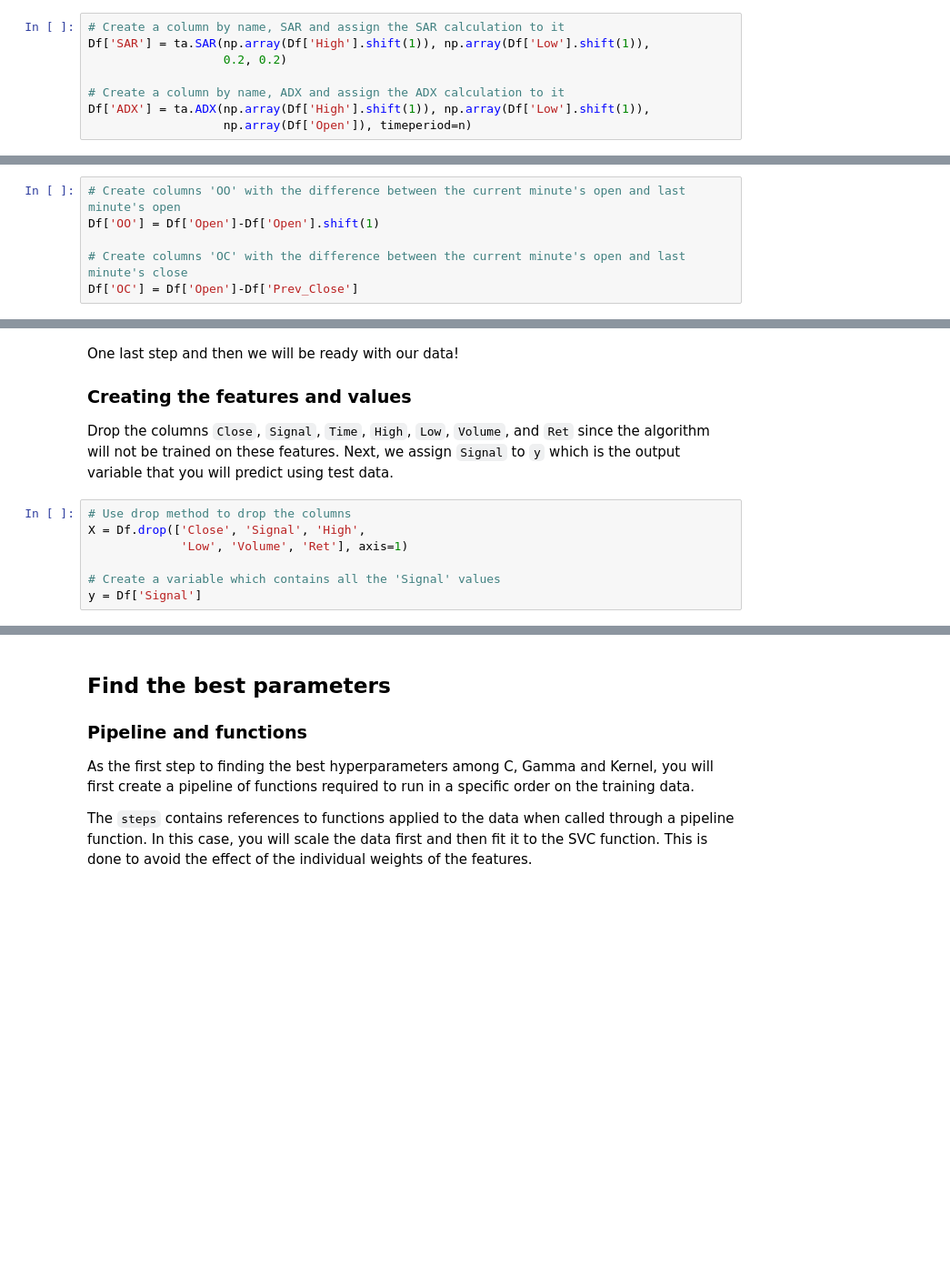
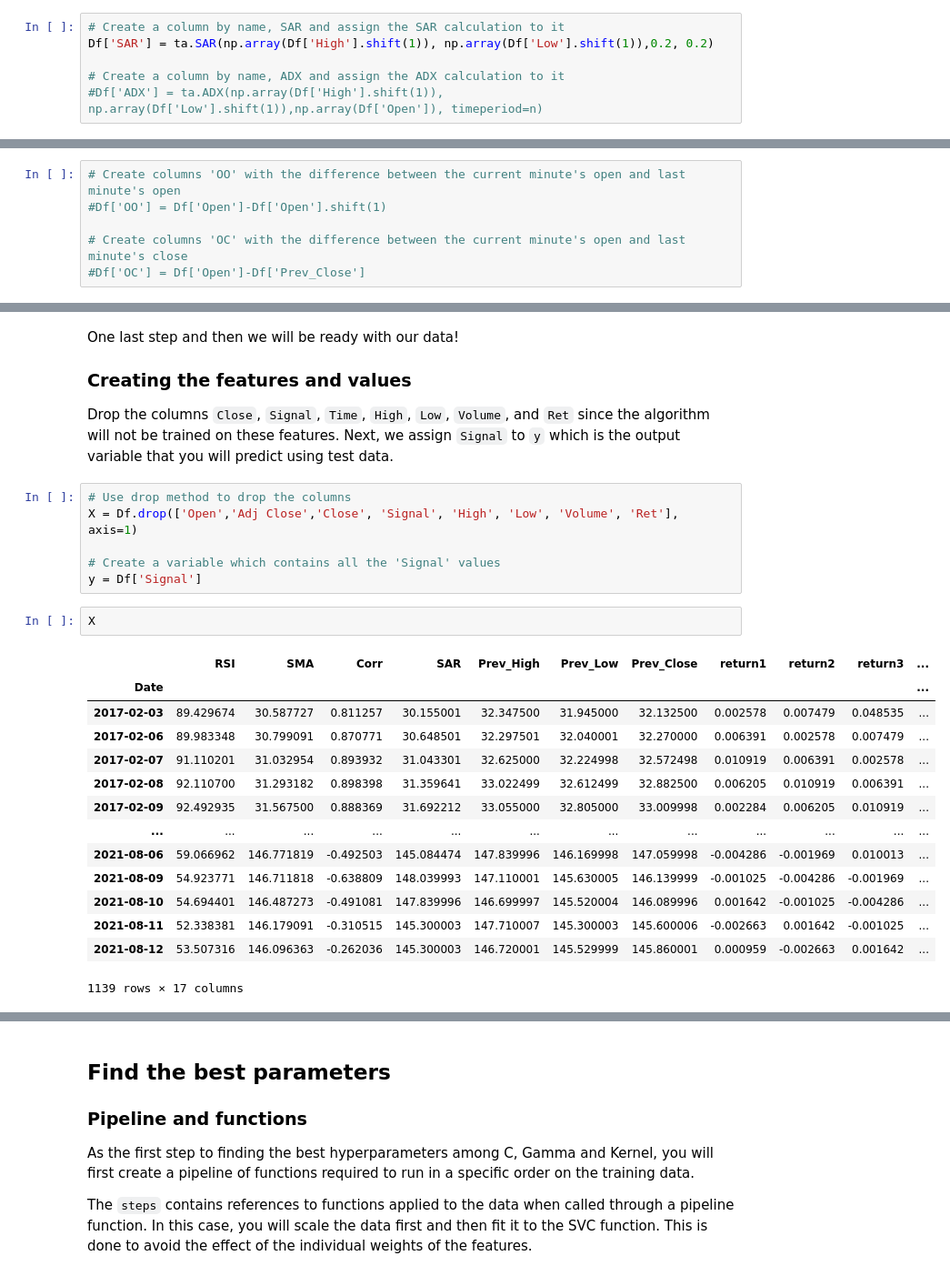
Before and after one commit to LesterALeong/Quantra-SVM-Classification-Review, a Jupyter notebook: Quntra_Classification_SVM.ipynb, the cells around one changed output, grey strips where cells are left out. Shown at 91% size. Drawn from its saved outputs; the diff is of its cells as text; blank space fills up the shorter version.

```diff
--- a/Quntra_Classification_SVM.ipynb
+++ b/Quntra_Classification_SVM.ipynb
@@ -133,12 +133,10 @@ Df['Corr'] = Df['Close'].shift(1).rolling(window=n).corr(Df['SMA'].shift(1))
 SAR and ADX are calculated on `High` and `Low` prices because they are intended to be sensitive to new Highs and Lows created. In the SAR indicator, the values of `0.2` represent the acceleration and maximum step parameters.
 # %%
 # Create a column by name, SAR and assign the SAR calculation to it
-Df['SAR'] = ta.SAR(np.array(Df['High'].shift(1)), np.array(Df['Low'].shift(1)),
-                   0.2, 0.2)
+Df['SAR'] = ta.SAR(np.array(Df['High'].shift(1)), np.array(Df['Low'].shift(1)),0.2, 0.2)
 
 # Create a column by name, ADX and assign the ADX calculation to it
-Df['ADX'] = ta.ADX(np.array(Df['High'].shift(1)), np.array(Df['Low'].shift(1)),
-                   np.array(Df['Open']), timeperiod=n)
+#Df['ADX'] = ta.ADX(np.array(Df['High'].shift(1)), np.array(Df['Low'].shift(1)),np.array(Df['Open']), timeperiod=n)
 # %% [markdown]
 ### Previous OHLC
 We will pass the previous minute's `High`, `Low`, and `Open` prices as input to the algorithm. This will help the algorithm sense the volatility of the past time period.
@@ -151,10 +149,10 @@ Df['Prev_Close'] = Df['Close'].shift(1)
 We will also create two more columns as features: the change in `Open` prices between last minute and current minute & the difference between current minute's `Open` and last minute's `Close` prices.
 # %%
 # Create columns 'OO' with the difference between the current minute's open and last minute's open
-Df['OO'] = Df['Open']-Df['Open'].shift(1)
+#Df['OO'] = Df['Open']-Df['Open'].shift(1)
 
 # Create columns 'OC' with the difference between the current minute's open and last minute's close
-Df['OC'] = Df['Open']-Df['Prev_Close']
+#Df['OC'] = Df['Open']-Df['Prev_Close']
 # %% [markdown]
 ## Calculate returns
 Next, calculate the returns for every data point. We also save returns of past n minutes in n columns named as return1, return2 and so on. This will help the algorithm to understand the trend of the returns in the last n periods.
@@ -218,8 +216,24 @@ One last step and then we will be ready with our data!
 Drop the columns `Close`, `Signal`, `Time`, `High`, `Low`, `Volume`, and `Ret` since the algorithm will not be trained on these features. Next, we assign `Signal` to `y` which is the output variable that you will predict using test data.
 # %%
 # Use drop method to drop the columns
-X = Df.drop(['Close', 'Signal', 'High',
-             'Low', 'Volume', 'Ret'], axis=1)
+X = Df.drop(['Open','Adj Close','Close', 'Signal', 'High', 'Low', 'Volume', 'Ret'], axis=1)
 
 # Create a variable which contains all the 'Signal' values
 y = Df['Signal']
+# %%
+X
+# %% [output]
+|  | RSI | SMA | Corr | SAR | Prev_High | Prev_Low | Prev_Close | return1 | return2 | return3 | ... |
+| Date |  |  |  |  |  |  |  |  |  |  | ... |
+| 2017-02-03 | 89.429674 | 30.587727 | 0.811257 | 30.155001 | 32.347500 | 31.945000 | 32.132500 | 0.002578 | 0.007479 | 0.048535 | ... |
+| 2017-02-06 | 89.983348 | 30.799091 | 0.870771 | 30.648501 | 32.297501 | 32.040001 | 32.270000 | 0.006391 | 0.002578 | 0.007479 | ... |
+| 2017-02-07 | 91.110201 | 31.032954 | 0.893932 | 31.043301 | 32.625000 | 32.224998 | 32.572498 | 0.010919 | 0.006391 | 0.002578 | ... |
+| 2017-02-08 | 92.110700 | 31.293182 | 0.898398 | 31.359641 | 33.022499 | 32.612499 | 32.882500 | 0.006205 | 0.010919 | 0.006391 | ... |
+| 2017-02-09 | 92.492935 | 31.567500 | 0.888369 | 31.692212 | 33.055000 | 32.805000 | 33.009998 | 0.002284 | 0.006205 | 0.010919 | ... |
+| ... | ... | ... | ... | ... | ... | ... | ... | ... | ... | ... | ... |
+| 2021-08-06 | 59.066962 | 146.771819 | -0.492503 | 145.084474 | 147.839996 | 146.169998 | 147.059998 | -0.004286 | -0.001969 | 0.010013 | ... |
+| 2021-08-09 | 54.923771 | 146.711818 | -0.638809 | 148.039993 | 147.110001 | 145.630005 | 146.139999 | -0.001025 | -0.004286 | -0.001969 | ... |
+| 2021-08-10 | 54.694401 | 146.487273 | -0.491081 | 147.839996 | 146.699997 | 145.520004 | 146.089996 | 0.001642 | -0.001025 | -0.004286 | ... |
+| 2021-08-11 | 52.338381 | 146.179091 | -0.310515 | 145.300003 | 147.710007 | 145.300003 | 145.600006 | -0.002663 | 0.001642 | -0.001025 | ... |
+| 2021-08-12 | 53.507316 | 146.096363 | -0.262036 | 145.300003 | 146.720001 | 145.529999 | 145.860001 | 0.000959 | -0.002663 | 0.001642 | ... |
+1139 rows × 17 columns
```
Also changed, not shown: parts of 17 cells of this notebook.
